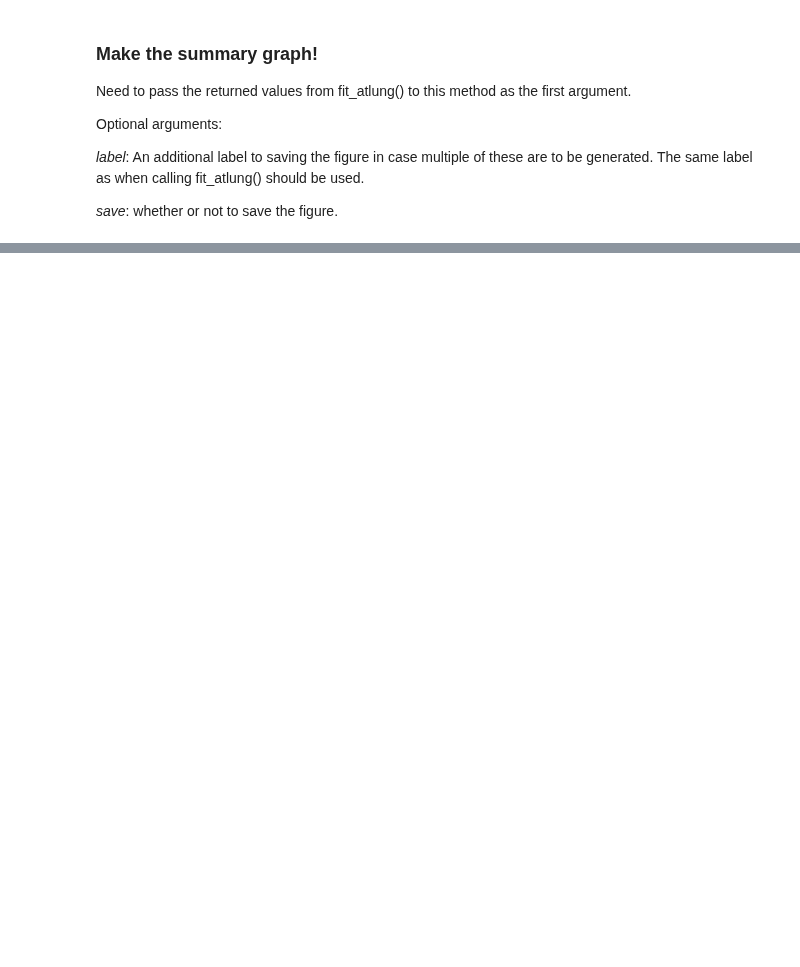
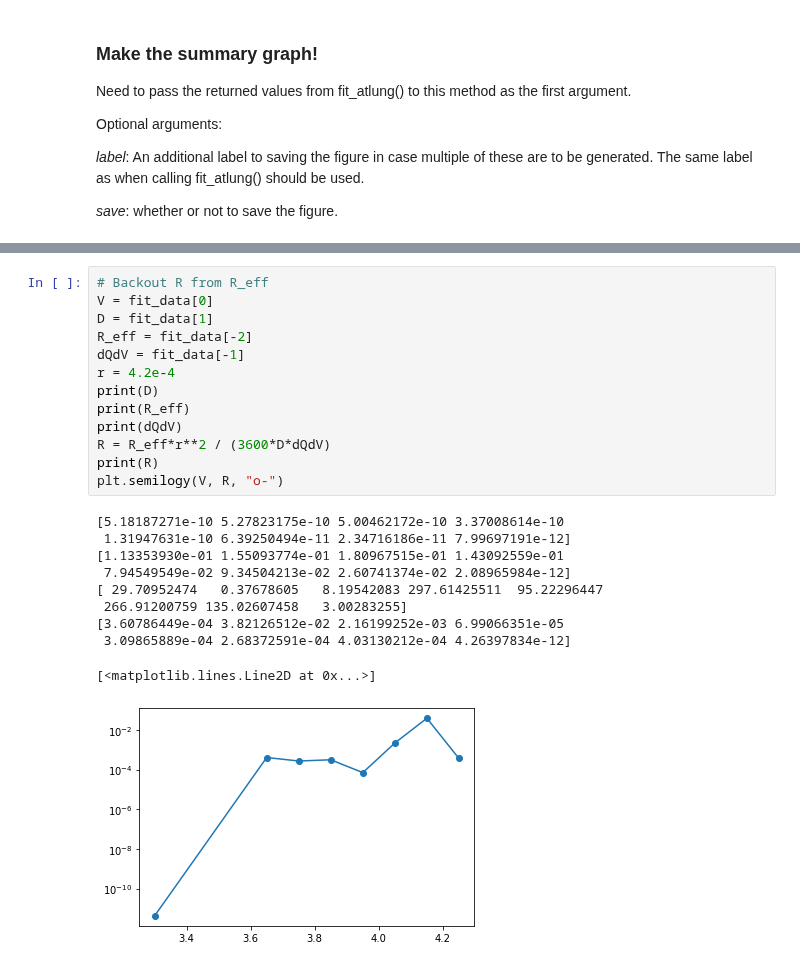
Before and after one commit to mmemcormier/amid, a Jupyter notebook: amid-analysis.ipynb, the cells around one changed output, grey strips where cells are left out. Drawn from its saved outputs; the diff is of its cells as text; blank space fills up the shorter version.

```diff
--- a/amid-analysis.ipynb
+++ b/amid-analysis.ipynb
@@ -119,0 +122,24 @@ amid_data.make_summary_graph(fit_data, label='r-4.2um')
+# %%
+# Backout R from R_eff
+V = fit_data[0]
+D = fit_data[1]
+R_eff = fit_data[-2]
+dQdV = fit_data[-1]
+r = 4.2e-4
+print(D)
+print(R_eff)
+print(dQdV)
+R = R_eff*r**2 / (3600*D*dQdV)
+print(R)
+plt.semilogy(V, R, "o-")
+# %% [output]
+[5.18187271e-10 5.27823175e-10 5.00462172e-10 3.37008614e-10
+ 1.31947631e-10 6.39250494e-11 2.34716186e-11 7.99697191e-12]
+[1.13353930e-01 1.55093774e-01 1.80967515e-01 1.43092559e-01
+ 7.94549549e-02 9.34504213e-02 2.60741374e-02 2.08965984e-12]
+[ 29.70952474   0.37678605   8.19542083 297.61425511  95.22296447
+ 266.91200759 135.02607458   3.00283255]
+[3.60786449e-04 3.82126512e-02 2.16199252e-03 6.99066351e-05
+ 3.09865889e-04 2.68372591e-04 4.03130212e-04 4.26397834e-12]
+[<matplotlib.lines.Line2D at 0x...>]
+[figure, added]
```
Also changed, not shown: parts of 5 cells of this notebook, 2 other files.
